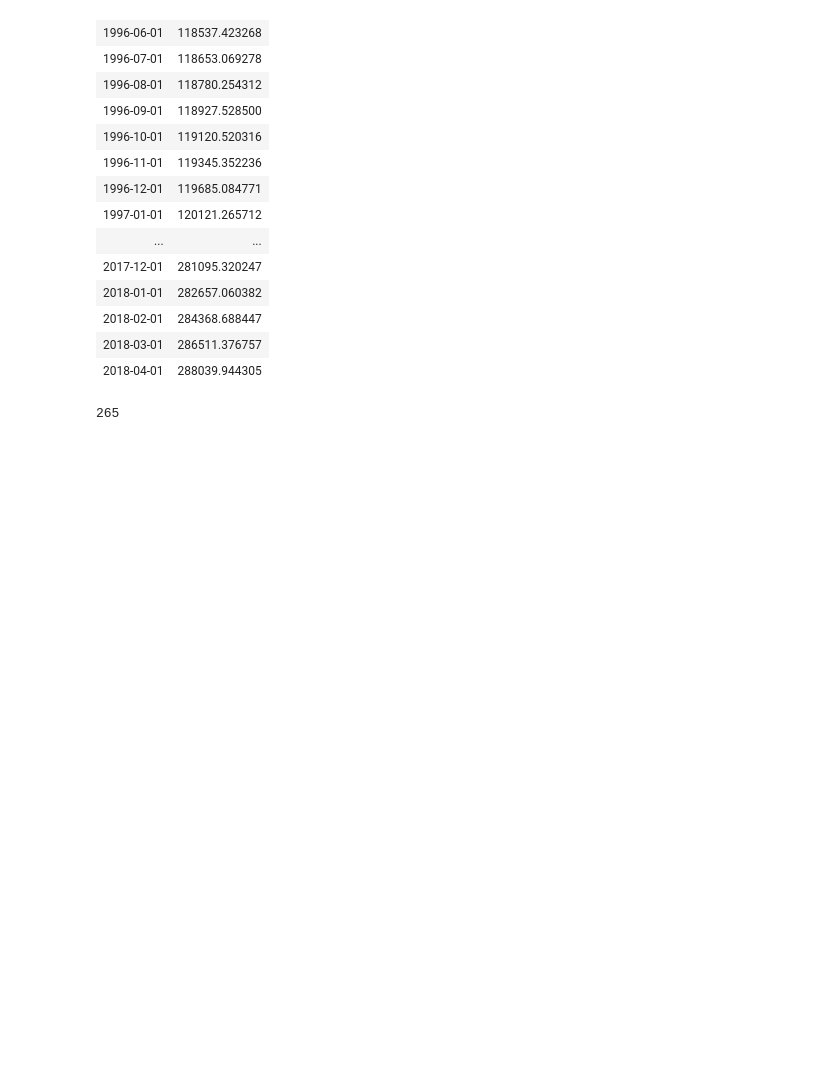
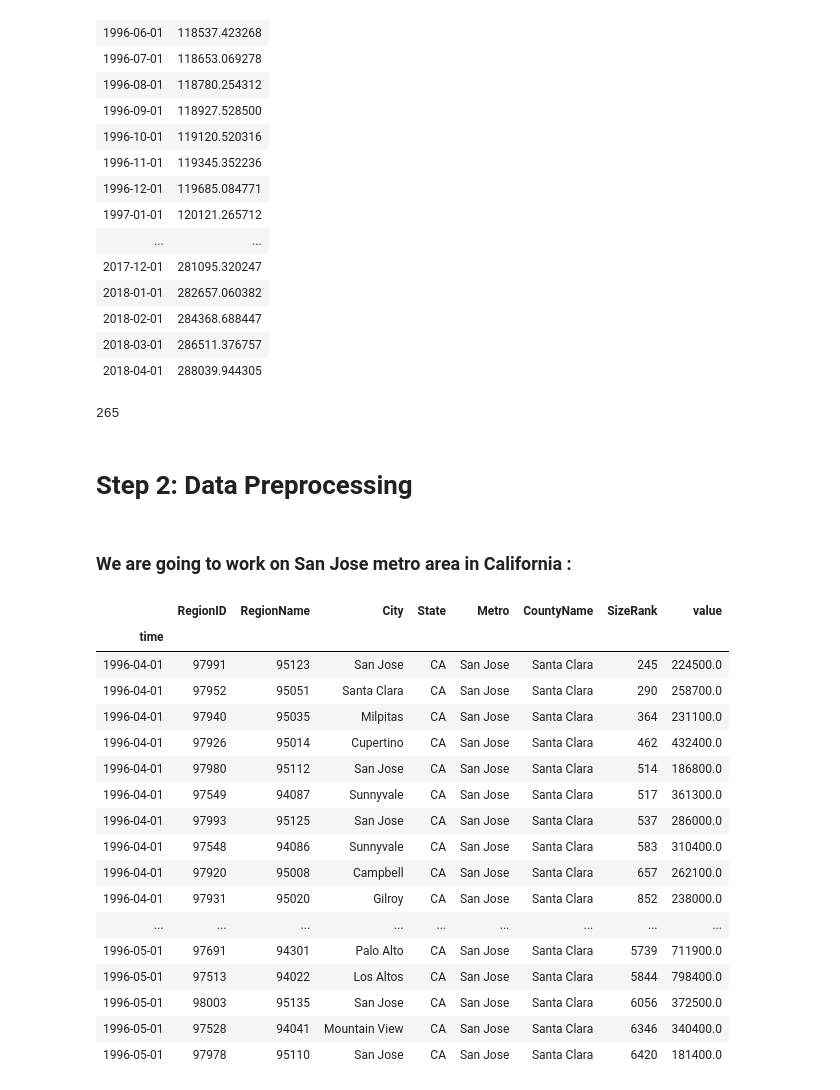
Before and after one commit to FarnazG/CodeReviews, a Jupyter notebook: time_series_codereview.ipynb, the cells around one changed output. Saved outputs shown, nothing was run; the diff lists cells and outputs as text; code cells hidden in the pictures; blank space fills up the shorter version.

Commit message:
Start preprocessing time series

```diff
--- a/time_series_codereview.ipynb
+++ b/time_series_codereview.ipynb
@@ -134,3 +134,5 @@ data
 data.value.count()
 # %% [output]
 265
+# %% [markdown]
+# Step 2: Data Preprocessing
@@ -136,0 +142,33 @@ data.value.count()
+# %% [markdown]
+### We are going to work on San Jose metro area in California :
+# %%
+def melt_data_new(df):
+    melted = pd.melt(df, id_vars=['RegionID','RegionName', 'City', 'State', 'Metro',
+                                  'CountyName','SizeRank'], var_name='time')
+    melted['time'] = pd.to_datetime(melted['time'], infer_datetime_format=True, format='%Y-%m-%d')
+    melted = melted.dropna(subset=['value'])
+    #return melted.groupby('time').aggregate({'value':'mean'})
+    melted.set_index(keys='time', inplace=True)
+    return melted
+# %%
+data_sj= melt_data_new(data_sj)
+data_sj.head(100)
+# %% [output]
+|  | RegionID | RegionName | City | State | Metro | CountyName | SizeRank | value |
+| time |  |  |  |  |  |  |  |  |
+| 1996-04-01 | 97991 | 95123 | San Jose | CA | San Jose | Santa Clara | 245 | 224500.0 |
+| 1996-04-01 | 97952 | 95051 | Santa Clara | CA | San Jose | Santa Clara | 290 | 258700.0 |
+| 1996-04-01 | 97940 | 95035 | Milpitas | CA | San Jose | Santa Clara | 364 | 231100.0 |
+| 1996-04-01 | 97926 | 95014 | Cupertino | CA | San Jose | Santa Clara | 462 | 432400.0 |
+| 1996-04-01 | 97980 | 95112 | San Jose | CA | San Jose | Santa Clara | 514 | 186800.0 |
+| 1996-04-01 | 97549 | 94087 | Sunnyvale | CA | San Jose | Santa Clara | 517 | 361300.0 |
+| 1996-04-01 | 97993 | 95125 | San Jose | CA | San Jose | Santa Clara | 537 | 286000.0 |
+| 1996-04-01 | 97548 | 94086 | Sunnyvale | CA | San Jose | Santa Clara | 583 | 310400.0 |
+| 1996-04-01 | 97920 | 95008 | Campbell | CA | San Jose | Santa Clara | 657 | 262100.0 |
+| 1996-04-01 | 97931 | 95020 | Gilroy | CA | San Jose | Santa Clara | 852 | 238000.0 |
+| ... | ... | ... | ... | ... | ... | ... | ... | ... |
+| 1996-05-01 | 97691 | 94301 | Palo Alto | CA | San Jose | Santa Clara | 5739 | 711900.0 |
+| 1996-05-01 | 97513 | 94022 | Los Altos | CA | San Jose | Santa Clara | 5844 | 798400.0 |
+| 1996-05-01 | 98003 | 95135 | San Jose | CA | San Jose | Santa Clara | 6056 | 372500.0 |
+| 1996-05-01 | 97528 | 94041 | Mountain View | CA | San Jose | Santa Clara | 6346 | 340400.0 |
+| 1996-05-01 | 97978 | 95110 | San Jose | CA | San Jose | Santa Clara | 6420 | 181400.0 |
```
Also changed, not shown: parts of 3 cells of this notebook.
